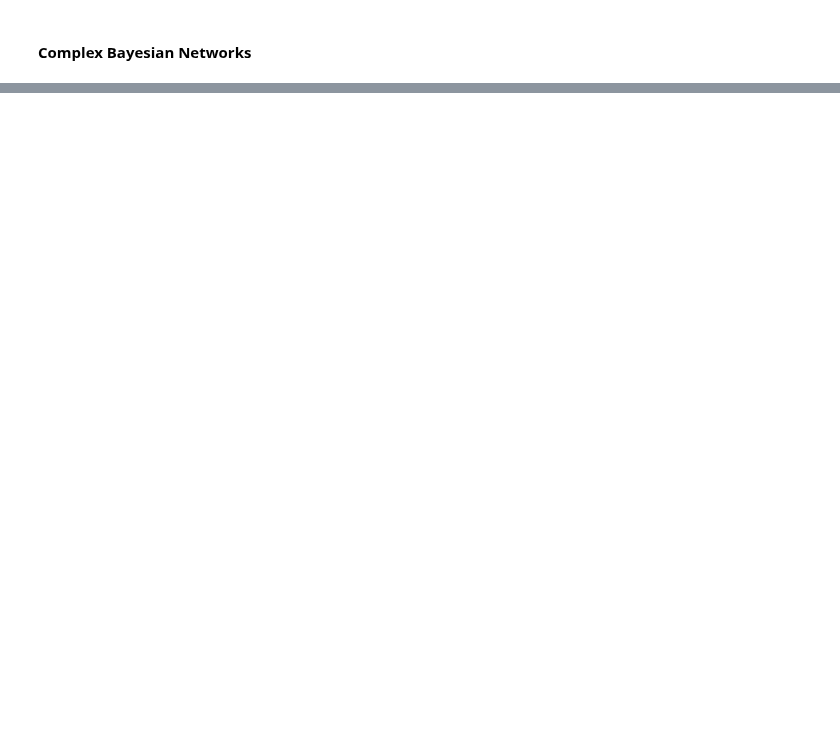
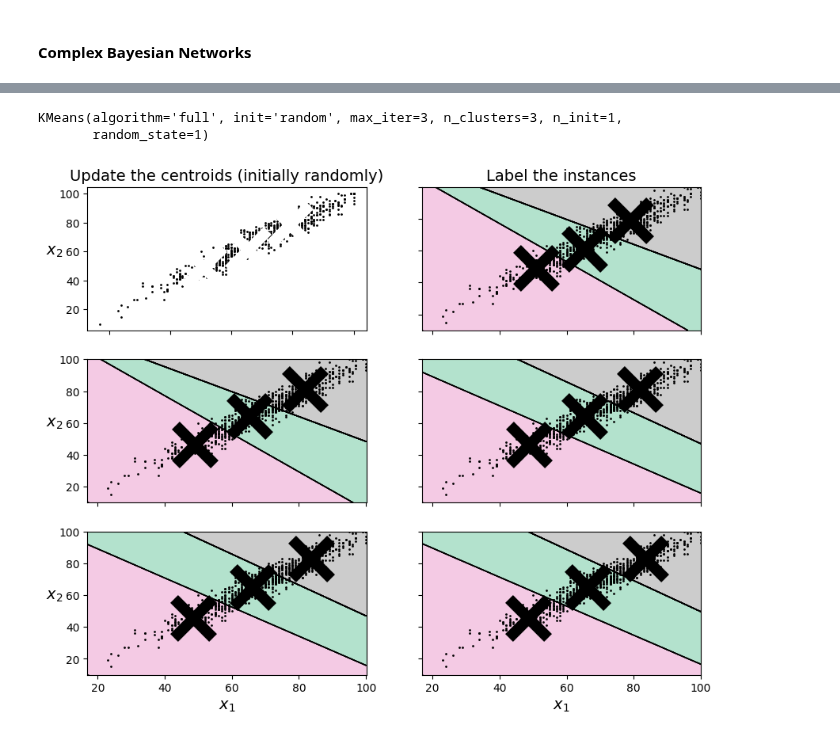
Before and after one commit to lascha212/F21DL, a Jupyter notebook: labs1-5.ipynb, the cells around one changed output, grey strips where cells are left out. Drawn from its saved outputs; the diff is of its cells as text; code cells hidden in the pictures; blank space fills up the shorter version.

```diff
--- a/labs1-5.ipynb
+++ b/labs1-5.ipynb
@@ -624,0 +660,6 @@ student = BayesianNetwork([('diff', 'grades'), ('intel', 'grades')])
+# %%
+from sklearn.cluster import KMeans
+
+k = 3
+kmeans = KMeans(n_clusters=k, random_state=42)
+y_pred = kmeans.fit_predict(X_train_k_means)
@@ -624,0 +715,44 @@ student = BayesianNetwork([('diff', 'grades'), ('intel', 'grades')])
+# %%
+kmeans_iter1 = KMeans(n_clusters=k, init="random", n_init=1,
+                     algorithm="full", max_iter=1, random_state=1)
+kmeans_iter2 = KMeans(n_clusters=k, init="random", n_init=1,
+                     algorithm="full", max_iter=2, random_state=1)
+kmeans_iter3 = KMeans(n_clusters=k, init="random", n_init=1,
+                     algorithm="full", max_iter=3, random_state=1)
+kmeans_iter1.fit(X_train_k_means)
+kmeans_iter2.fit(X_train_k_means)
+kmeans_iter3.fit(X_train_k_means)
+# %% [output]
+KMeans(algorithm='full', init='random', max_iter=3, n_clusters=3, n_init=1,
+       random_state=1)
+# %%
+plt.figure(figsize=(10, 8))
+
+plt.subplot(321)
+plot_data(X_train_k_means)
+plot_centroids(kmeans_iter1.cluster_centers_, circle_color='r', cross_color='w')
+plt.ylabel("$x_2$", fontsize=14, rotation=0)
+plt.tick_params(labelbottom=False)
+plt.title("Update the centroids (initially randomly)", fontsize=14)
+
+plt.subplot(322)
+plot_decision_boundaries(kmeans_iter1, X_train_k_means, show_xlabels=False, show_ylabels=False)
+plt.title("Label the instances", fontsize=14)
+
+plt.subplot(323)
+plot_decision_boundaries(kmeans_iter1, X_train_k_means, show_centroids=False, show_xlabels=False)
+plot_centroids(kmeans_iter2.cluster_centers_)
+
+plt.subplot(324)
+plot_decision_boundaries(kmeans_iter2, X_train_k_means, show_xlabels=False, show_ylabels=False)
+
+plt.subplot(325)
+plot_decision_boundaries(kmeans_iter2, X_train_k_means, show_centroids=False)
+plot_centroids(kmeans_iter3.cluster_centers_)
+
+plt.subplot(326)
+plot_decision_boundaries(kmeans_iter3, X_train_k_means, show_ylabels=False)
+
+plt.show()
+# %% [output]
+[figure, added]
```
Also changed, not shown: parts of 39 cells of this notebook, 1 other file.
